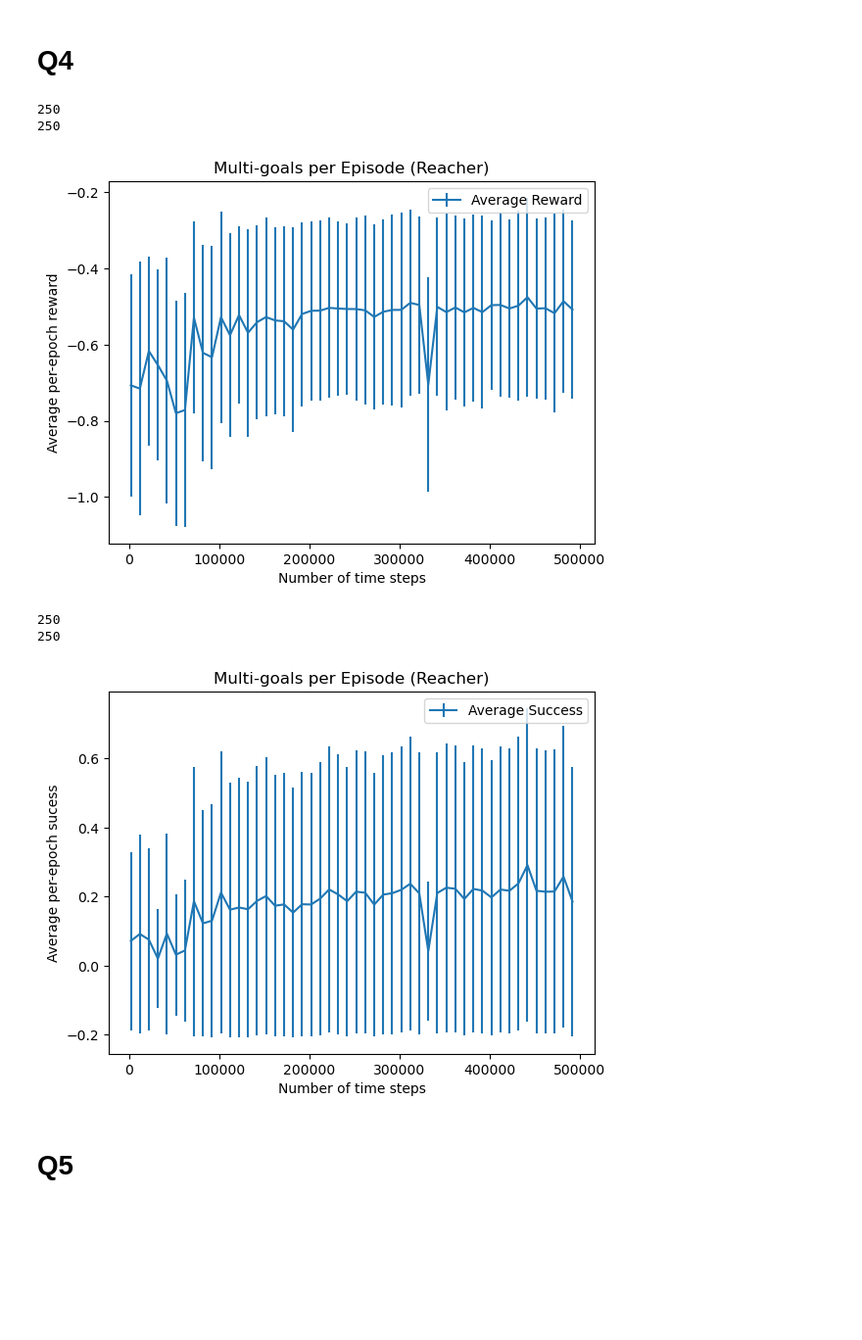
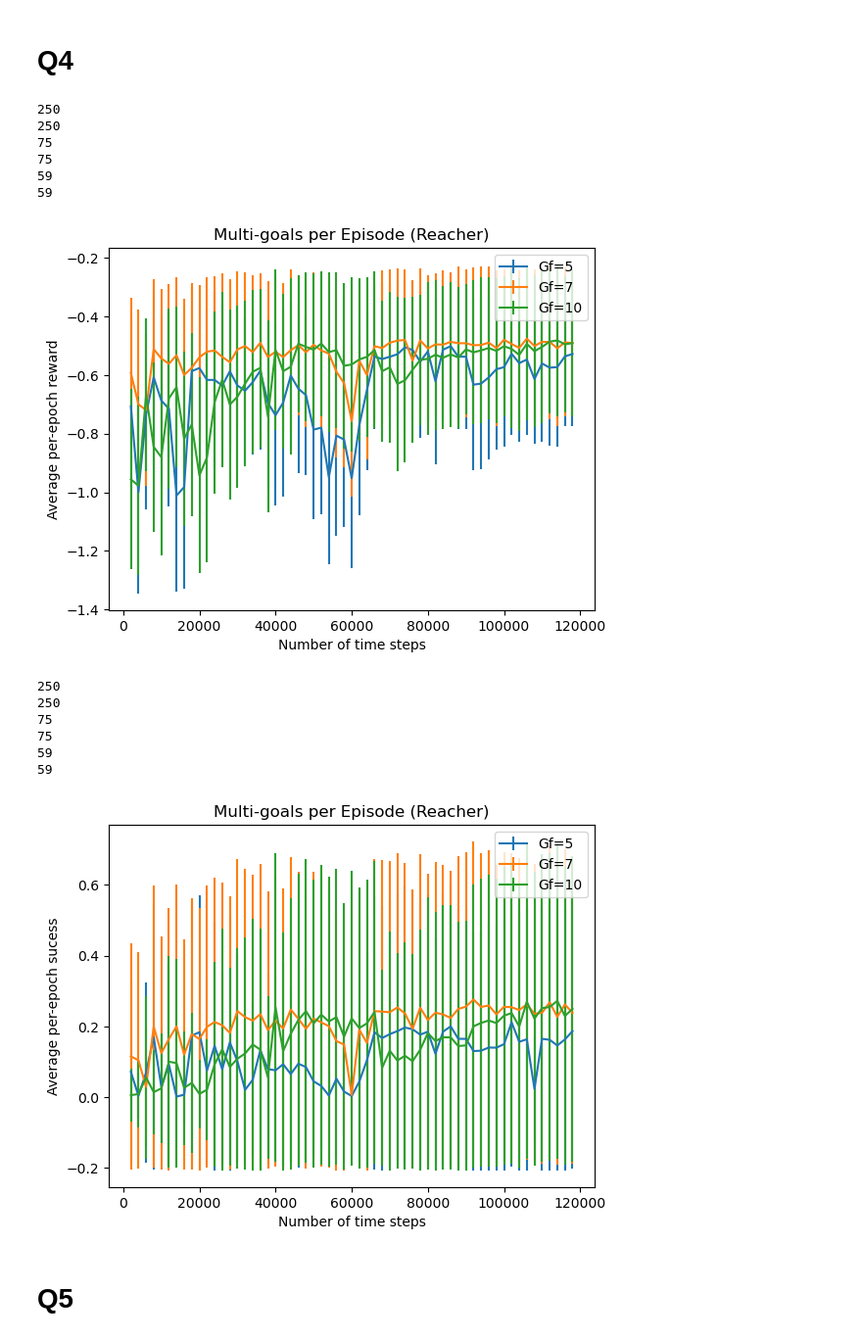
Before and after one commit to sarvghotra/robot_learning, a Jupyter notebook: hw4/plots2.ipynb, the cells around one changed output. Shown at 98% size. Drawn from its saved outputs; the diff is of its cells as text; code cells hidden in the pictures; blank space fills up the shorter version.

```diff
--- a/hw4/plots2.ipynb
+++ b/hw4/plots2.ipynb
@@ -737,24 +737,52 @@ plt.show()
 # %%
 # read the data
 log_file_path_exp1 = "../data/hw4_q4_reacher_normal_gf5_reacher_31-03-2024_14-51-06/log_data.csv"
+log_file_path_exp2 = "../data/hw4_q4_reacher_normal_gf7_reacher_02-04-2024_00-33-05/log_data.csv"
+log_file_path_exp3 = "../data/hw4_q4_reacher_normal_gf10_reacher_31-03-2024_03-17-09/log_data.csv"
 
 log_data_exp1 = pd.read_csv(log_file_path_exp1)
+log_data_exp2 = pd.read_csv(log_file_path_exp2)
+log_data_exp3 = pd.read_csv(log_file_path_exp3)
 
 idx = [i*5 for i in range(50)]
 # plot it
 y1_avg_reward = log_data_exp1['eval_reward_Average']; print(len(y1_avg_reward))
 y1_std_reward = log_data_exp1['eval_reward_Std']; print(len(y1_std_reward))
 
-y1_avg_reward = [y1_avg_reward[i] for i in idx]
-y1_std_reward = [y1_std_reward[i] for i in idx]
+y1_avg_reward = y1_avg_reward[:59]
+y1_std_reward = y1_std_reward[:59]
+
+# y1_avg_reward = [y1_avg_reward[i] for i in idx]
+# y1_std_reward = [y1_std_reward[i] for i in idx]
+
+y2_avg_reward = log_data_exp2['eval_reward_Average']; print(len(y2_avg_reward))
+y2_std_reward = log_data_exp2['eval_reward_Std']; print(len(y2_std_reward))
+
+y2_avg_reward = y2_avg_reward[:59]
+y2_std_reward = y2_std_reward[:59]
+
+# y2_avg_reward = [y2_avg_reward[i] for i in idx]
+# y2_std_reward = [y2_std_reward[i] for i in idx]
+
+y3_avg_reward = log_data_exp3['eval_reward_Average']; print(len(y3_avg_reward))
+y3_std_reward = log_data_exp3['eval_reward_Std']; print(len(y3_std_reward))
+
+y3_avg_reward = y3_avg_reward[:59]
+y3_std_reward = y3_std_reward[:59]
+
+# y3_avg_reward = [y3_avg_reward[i] for i in idx]
+# y3_std_reward = [y3_std_reward[i] for i in idx]
 
 x_timesteps = log_data_exp1['step']
-x_timesteps = [x_timesteps[i] for i in idx]
+x_timesteps = x_timesteps[:59]
+# x_timesteps = [x_timesteps[i] for i in idx]
 
 ## Draw plot with std dev as boundry around the mean curve with lighter shade
 fig, ax = plt.subplots()
 
-ax.errorbar(x_timesteps, y1_avg_reward, y1_std_reward, fmt='-', label='Average Reward')
+ax.errorbar(x_timesteps, y1_avg_reward, y1_std_reward, fmt='-', label='Gf=5')
+ax.errorbar(x_timesteps, y2_avg_reward, y2_std_reward, fmt='-', label='Gf=7')
+ax.errorbar(x_timesteps, y3_avg_reward, y3_std_reward, fmt='-', label='Gf=10')
 
 # ax.errorbar(x_timesteps, y2_avg_returns, y2_std_returns, fmt='-', label='act_lr=2e-4 critic_lr=1e-3')
 # ax.errorbar(x_timesteps, y3_avg_returns, y3_std_returns, fmt='-', label='act_lr=5e-5 critic_lr=5e-4')
@@ -766,33 +794,59 @@ plt.show()
 # %% [output]
 250
 250
+75
+75
+59
+59
-[figure, old version]
+[figure, new version]
 # %%
 y1_avg_reached_goal = log_data_exp1['eval_reached_goal_Average']; print(len(y1_avg_reached_goal))
 y1_std_reached_goal = log_data_exp1['eval_reached_goal_Std']; print(len(y1_std_reached_goal))
 
-y1_avg_reached_goal = [y1_avg_reached_goal[i] for i in idx]
-y1_std_reached_goal = [y1_std_reached_goal[i] for i in idx]
+y2_avg_reached_goal = log_data_exp2['eval_reached_goal_Average']; print(len(y2_avg_reached_goal))
+y2_std_reached_goal = log_data_exp2['eval_reached_goal_Std']; print(len(y2_std_reached_goal))
+
+y3_avg_reached_goal = log_data_exp3['eval_reached_goal_Average']; print(len(y3_avg_reached_goal))
+y3_std_reached_goal = log_data_exp3['eval_reached_goal_Std']; print(len(y3_std_reached_goal))
+
+# y1_avg_reached_goal = [y1_avg_reached_goal[i] for i in idx]
+# y1_std_reached_goal = [y1_std_reached_goal[i] for i in idx]
+
+y1_avg_reached_goal = y1_avg_reached_goal[:59]
+y2_avg_reached_goal = y2_avg_reached_goal[:59]
+y3_avg_reached_goal = y3_avg_reached_goal[:59]
+
+y1_std_reached_goal = y1_std_reached_goal[:59]
+y2_std_reached_goal = y2_std_reached_goal[:59]
+y3_std_reached_goal = y3_std_reached_goal[:59]
 
 x_timesteps = log_data_exp1['step']
-x_timesteps = [x_timesteps[i] for i in idx]
+# x_timesteps = [x_timesteps[i] for i in idx]
+
+x_timesteps = x_timesteps[:59]
 
 ## Draw plot with std dev as boundry around the mean curve with lighter shade
 fig, ax = plt.subplots()
 
-ax.errorbar(x_timesteps, y1_avg_reached_goal, y1_std_reached_goal, fmt='-', label='Average Success')
+ax.errorbar(x_timesteps, y1_avg_reached_goal, y1_std_reached_goal, fmt='-', label='Gf=5')
+ax.errorbar(x_timesteps, y2_avg_reached_goal, y2_std_reached_goal, fmt='-', label='Gf=7')
+ax.errorbar(x_timesteps, y3_avg_reached_goal, y3_std_reached_goal, fmt='-', label='Gf=10')
 
 # ax.errorbar(x_timesteps, y2_avg_returns, y2_std_returns, fmt='-', label='act_lr=2e-4 critic_lr=1e-3')
 # ax.errorbar(x_timesteps, y3_avg_returns, y3_std_returns, fmt='-', label='act_lr=5e-5 critic_lr=5e-4')
 ax.set_xlabel("Number of time steps")
 ax.set_ylabel("Average per-epoch sucess")
 ax.legend()
 ax.set_title("Multi-goals per Episode (Reacher)")
 plt.show()
 # %% [output]
 250
 250
+75
+75
+59
+59
-[figure, old version]
+[figure, new version]
 # %% [markdown]
 # Q5
 # %%
```
Also changed, not shown: 10 other files.
